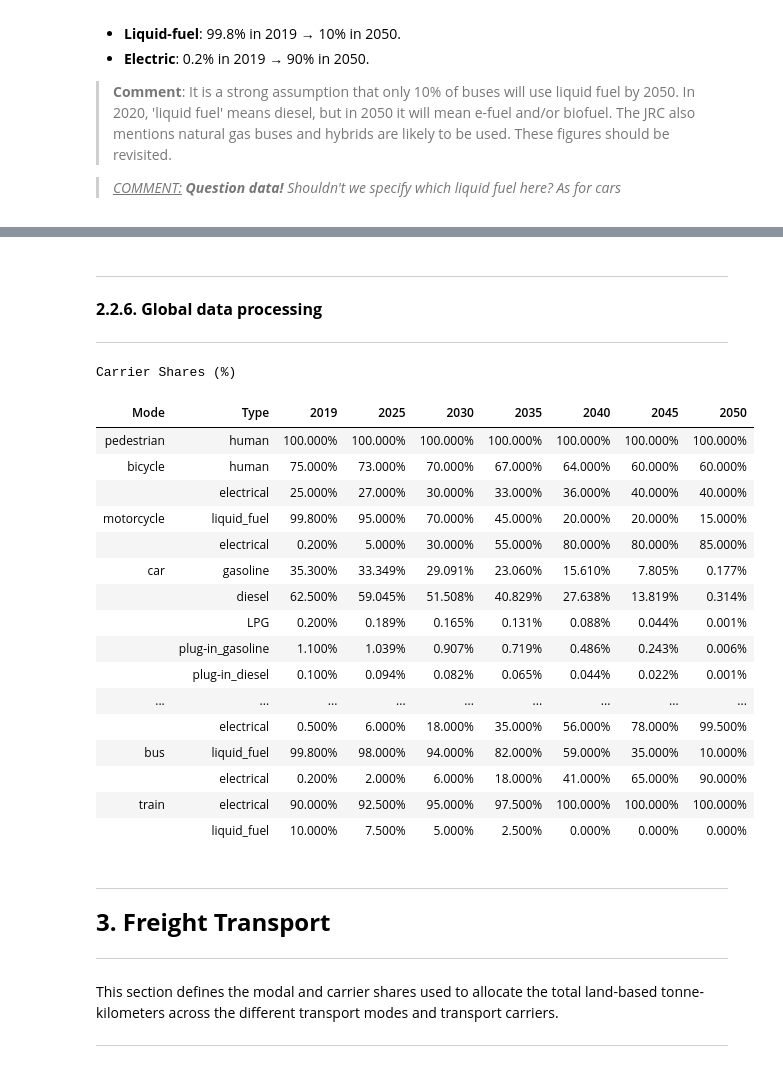
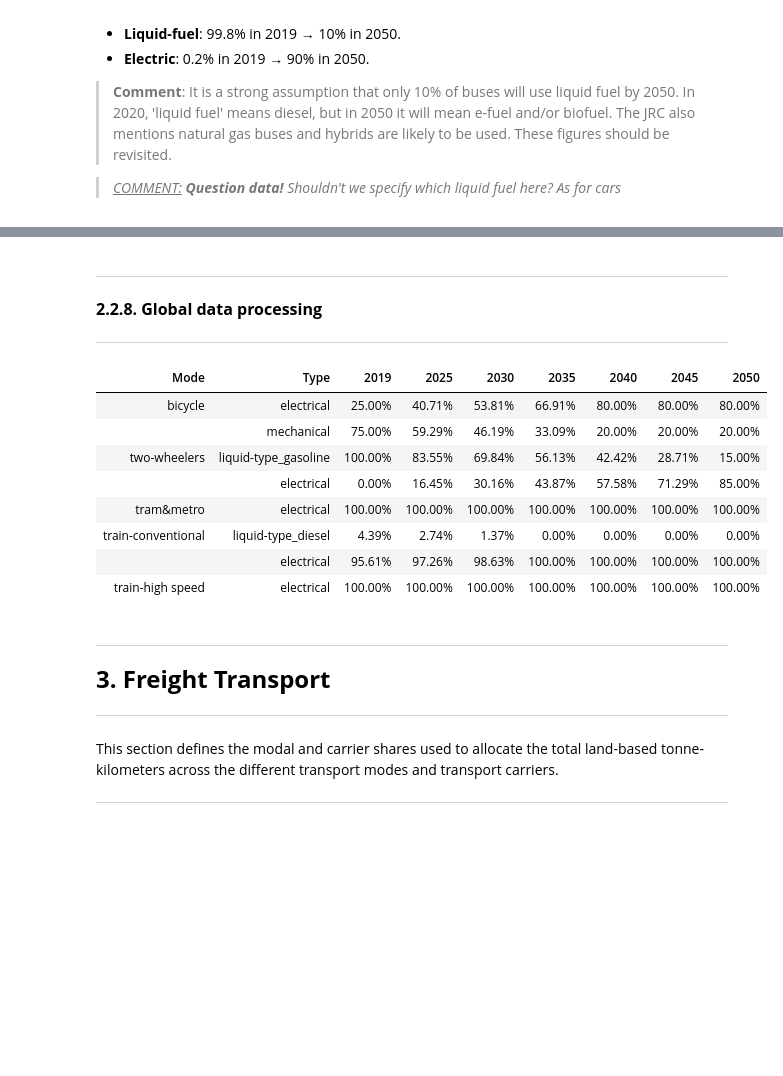
Before and after one commit to laterrea/negaWatt-BE, a Jupyter notebook: demand_model_transports_nW-BE_update.ipynb, the cells around one changed output, grey strips where cells are left out. Cells and saved outputs as stored; diff of their text form; code cells hidden in the pictures; blank space fills up the shorter version.

Commit message:
Start detailing carriers for passengers mobility

```diff
--- a/demand_model_transports_nW-BE_update.ipynb
+++ b/demand_model_transports_nW-BE_update.ipynb
@@ -664,0 +725,9 @@ df_moto = pd.DataFrame(moto_shares, index=years).T.round(3)
+# %%
+# Inputs - Define Sufficiency Scenario Data (SUF)
+sta = 100
+end = 100
+# Outputs - Sufficiency Scenario Data (SUF)
+carriers_tram_metro = {
+    'electrical':  linear_growth(2019, sta, 2050, end, years), # [%]
+}
+df_tram_metro = pd.DataFrame(carriers_tram_metro, index=years).T.round(3)
@@ -664,0 +782,15 @@ df_moto = pd.DataFrame(moto_shares, index=years).T.round(3)
+# %%
+# Inputs - Define Sufficiency Scenario Data (SUF)
+sta   = 4.39
+end   = 0.00
+mid_y = 2035
+# Outputs - Sufficiency Scenario Data (SUF)
+carriers_trains_cnv = {
+    'liquid-type_diesel':          linear_with_middle_point(2019, sta, mid_y, end, 2050, end, years),  # [%]
+    'electrical':  [100-x for x in linear_with_middle_point(2019, sta, mid_y, end, 2050, end, years)], # [%]
+}
+carriers_trains_spd = {
+    'electrical':  linear_growth(2019, 100, 2050, 100, years), # [%]
+}
+df_trains_cnv = pd.DataFrame(carriers_trains_cnv, index=years).T.round(3)
+df_trains_spd = pd.DataFrame(carriers_trains_spd, index=years).T.round(3)
@@ -789,61 +907,57 @@ df_train = pd.DataFrame(train_shares, index=years).T.round(3)
 
 ---
 
-<font size="3"><b>2.2.6. Global data processing</b></font> <a class="anchor" id="section_2_2_6"></a>
+<font size="3"><b>2.2.8. Global data processing</b></font> <a class="anchor" id="section_2_2_8"></a>
 
 ---
 # %%
 df_ped = pd.DataFrame({'human': [100] * len(years)}, index=years).T
 df_carriers = {
-    'pedestrian': df_ped,
-    'bicycle':    df_bike,
-    'motorcycle': df_moto,
-    'car':        df_cars,
-    'bus':        df_bus,
-    'train':      df_train,
+    #'pedestrian':         ,
+    'bicycle':            df_bicycle,
+    'two-wheelers':       df_2wheelers,
+    'tram&metro':         df_tram_metro,
+    #'bus&coach':          ,
+    #'car':                ,
+    'train-conventional': df_trains_cnv,
+    'train-high speed':   df_trains_spd,
+    #'plane-intra EU':     ,
+    #'plane-extra EU':     ,
 }
+
 rows = []
 for mode, df in df_carriers.items():
     temp = df.copy()
     temp['Mode'] = mode
     temp['Type'] = temp.index
     temp = temp.reset_index(drop=True)
     rows.append(temp)
 df_carrier = pd.concat(rows, ignore_index=True)
 
 if post_process:
     df_carrier['Mode'] = df_carrier['Mode'].mask(df_carrier['Mode'].duplicated(), '')
     df_carrier_r = df_carrier[['Mode', 'Type'] + list(years)]
     styled = (
         df_carrier_r.style
           .hide(axis='index')
-          .set_caption("Carrier Shares (%)")
+          #.set_caption("Carrier Shares (%)")
           .set_table_attributes('style="width:100%;table-layout:fixed;"')
           .apply(highlight_mode_separator, axis=1)
           .apply(lambda row: [bold_mode(cell, row['Mode'], col) for col, cell in zip(df_carrier_r.columns, row)], axis=1)
           .set_properties(subset=['Type'], **{'font-style':'italic'})
-          .format({year: "{:.3f}%" for year in years})
+          .format({year: "{:.2f}%" for year in years})
     )
     display(styled)
 # %% [output]
-Carrier Shares (%)
 | Mode | Type | 2019 | 2025 | 2030 | 2035 | 2040 | 2045 | 2050 |
-| pedestrian | human | 100.000% | 100.000% | 100.000% | 100.000% | 100.000% | 100.000% | 100.000% |
-| bicycle | human | 75.000% | 73.000% | 70.000% | 67.000% | 64.000% | 60.000% | 60.000% |
-|  | electrical | 25.000% | 27.000% | 30.000% | 33.000% | 36.000% | 40.000% | 40.000% |
-| motorcycle | liquid_fuel | 99.800% | 95.000% | 70.000% | 45.000% | 20.000% | 20.000% | 15.000% |
-|  | electrical | 0.200% | 5.000% | 30.000% | 55.000% | 80.000% | 80.000% | 85.000% |
-| car | gasoline | 35.300% | 33.349% | 29.091% | 23.060% | 15.610% | 7.805% | 0.177% |
-|  | diesel | 62.500% | 59.045% | 51.508% | 40.829% | 27.638% | 13.819% | 0.314% |
-|  | LPG | 0.200% | 0.189% | 0.165% | 0.131% | 0.088% | 0.044% | 0.001% |
-|  | plug-in_gasoline | 1.100% | 1.039% | 0.907% | 0.719% | 0.486% | 0.243% | 0.006% |
-|  | plug-in_diesel | 0.100% | 0.094% | 0.082% | 0.065% | 0.044% | 0.022% | 0.001% |
-| ... | ... | ... | ... | ... | ... | ... | ... | ... |
-|  | electrical | 0.500% | 6.000% | 18.000% | 35.000% | 56.000% | 78.000% | 99.500% |
-| bus | liquid_fuel | 99.800% | 98.000% | 94.000% | 82.000% | 59.000% | 35.000% | 10.000% |
-|  | electrical | 0.200% | 2.000% | 6.000% | 18.000% | 41.000% | 65.000% | 90.000% |
-| train | electrical | 90.000% | 92.500% | 95.000% | 97.500% | 100.000% | 100.000% | 100.000% |
-|  | liquid_fuel | 10.000% | 7.500% | 5.000% | 2.500% | 0.000% | 0.000% | 0.000% |
+| bicycle | electrical | 25.00% | 40.71% | 53.81% | 66.91% | 80.00% | 80.00% | 80.00% |
+|  | mechanical | 75.00% | 59.29% | 46.19% | 33.09% | 20.00% | 20.00% | 20.00% |
+| two-wheelers | liquid-type_gasoline | 100.00% | 83.55% | 69.84% | 56.13% | 42.42% | 28.71% | 15.00% |
+|  | electrical | 0.00% | 16.45% | 30.16% | 43.87% | 57.58% | 71.29% | 85.00% |
+| tram&metro | electrical | 100.00% | 100.00% | 100.00% | 100.00% | 100.00% | 100.00% | 100.00% |
+| train-conventional | liquid-type_diesel | 4.39% | 2.74% | 1.37% | 0.00% | 0.00% | 0.00% | 0.00% |
+|  | electrical | 95.61% | 97.26% | 98.63% | 100.00% | 100.00% | 100.00% | 100.00% |
+| train-high speed | electrical | 100.00% | 100.00% | 100.00% | 100.00% | 100.00% | 100.00% | 100.00% |
 # %% [markdown]
 ---
 
```
Also changed, not shown: parts of 26 cells of this notebook, 3 other files.
